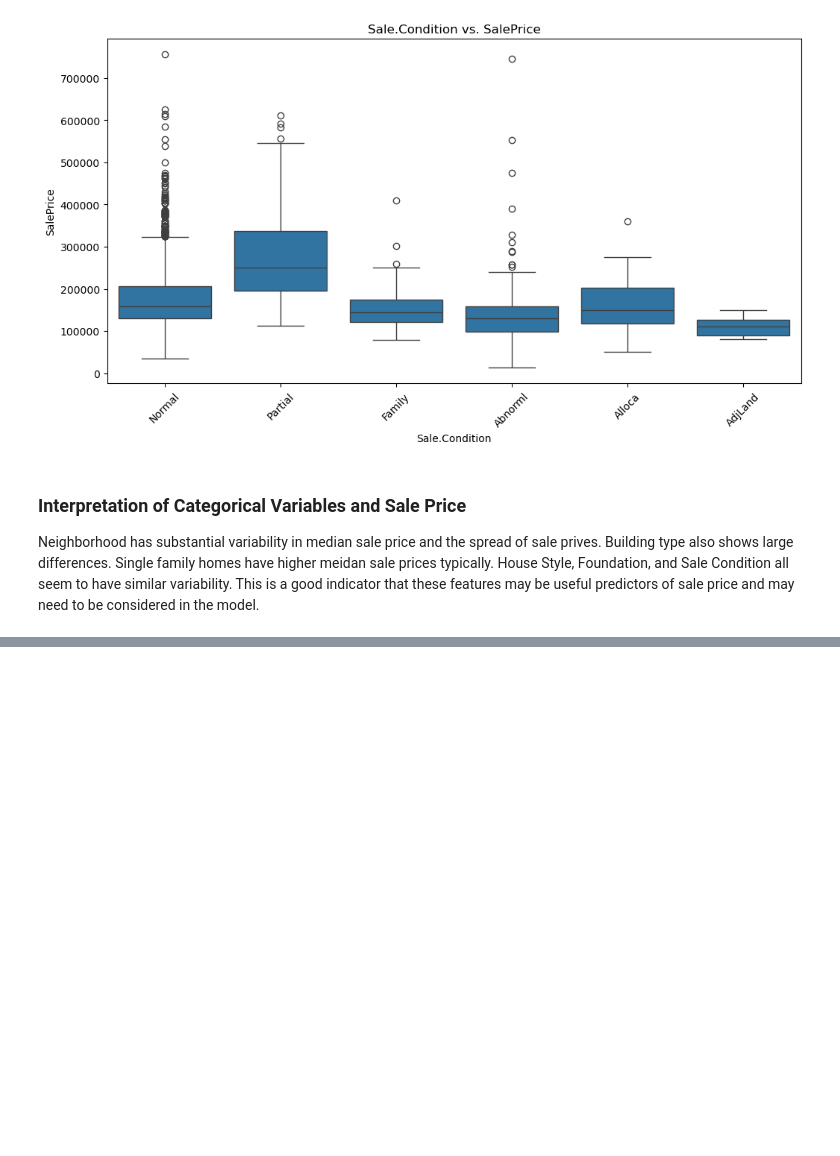
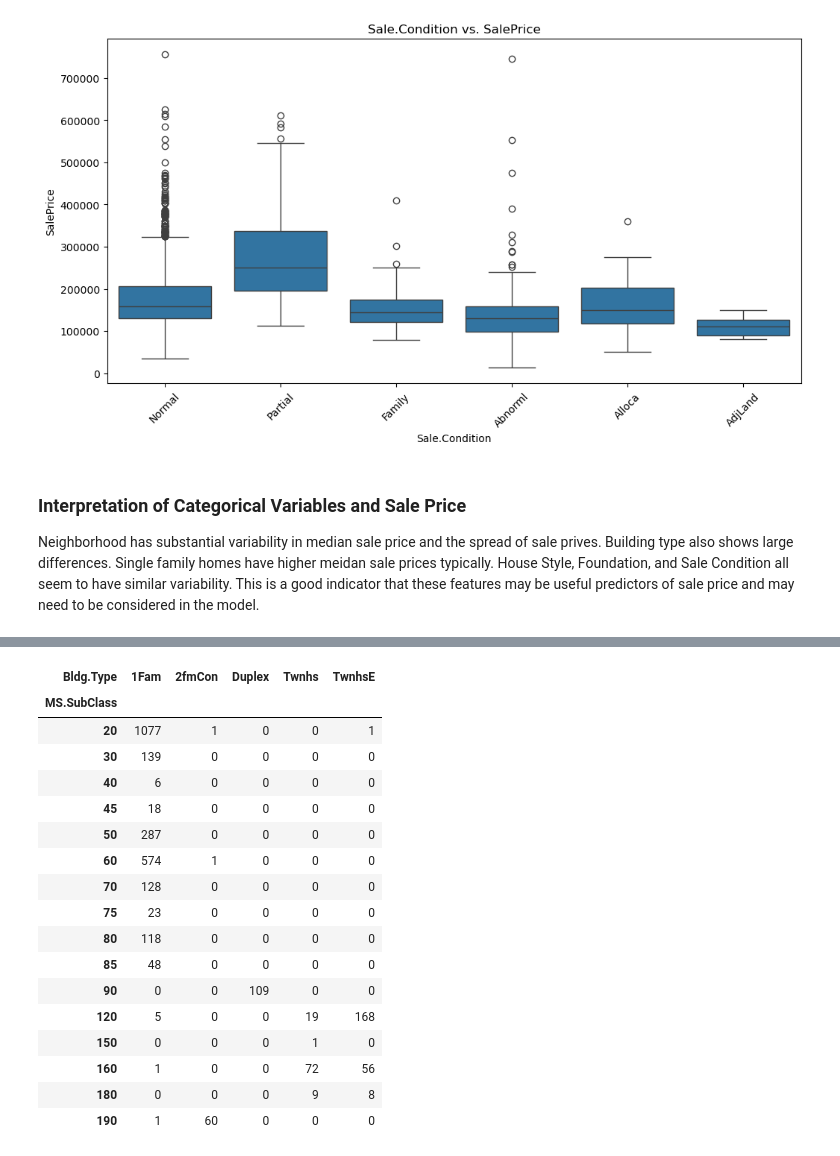
Before and after one commit to andreabarfield/DSC-355-, a Jupyter notebook: Term Project/EDA Housing Dataset Milestone 2.ipynb, the cells around one changed output, grey strips where cells are left out. Cells and saved outputs as stored; diff of their text form; code cells hidden in the pictures; blank space fills up the shorter version.

```diff
--- a/Term Project/EDA Housing Dataset Milestone 2.ipynb
+++ b/Term Project/EDA Housing Dataset Milestone 2.ipynb
@@ -395,0 +406,21 @@ Neighborhood has substantial variability in median sale price and the spread of
+# %%
+pd.crosstab(df["MS.SubClass"], df["Bldg.Type"])
+# %% [output]
+| Bldg.Type | 1Fam | 2fmCon | Duplex | Twnhs | TwnhsE |
+| MS.SubClass |  |  |  |  |  |
+| 20 | 1077 | 1 | 0 | 0 | 1 |
+| 30 | 139 | 0 | 0 | 0 | 0 |
+| 40 | 6 | 0 | 0 | 0 | 0 |
+| 45 | 18 | 0 | 0 | 0 | 0 |
+| 50 | 287 | 0 | 0 | 0 | 0 |
+| 60 | 574 | 1 | 0 | 0 | 0 |
+| 70 | 128 | 0 | 0 | 0 | 0 |
+| 75 | 23 | 0 | 0 | 0 | 0 |
+| 80 | 118 | 0 | 0 | 0 | 0 |
+| 85 | 48 | 0 | 0 | 0 | 0 |
+| 90 | 0 | 0 | 109 | 0 | 0 |
+| 120 | 5 | 0 | 0 | 19 | 168 |
+| 150 | 0 | 0 | 0 | 1 | 0 |
+| 160 | 1 | 0 | 0 | 72 | 56 |
+| 180 | 0 | 0 | 0 | 9 | 8 |
+| 190 | 1 | 60 | 0 | 0 | 0 |
```
Also changed, not shown: parts of 16 cells of this notebook, 9 other files.
